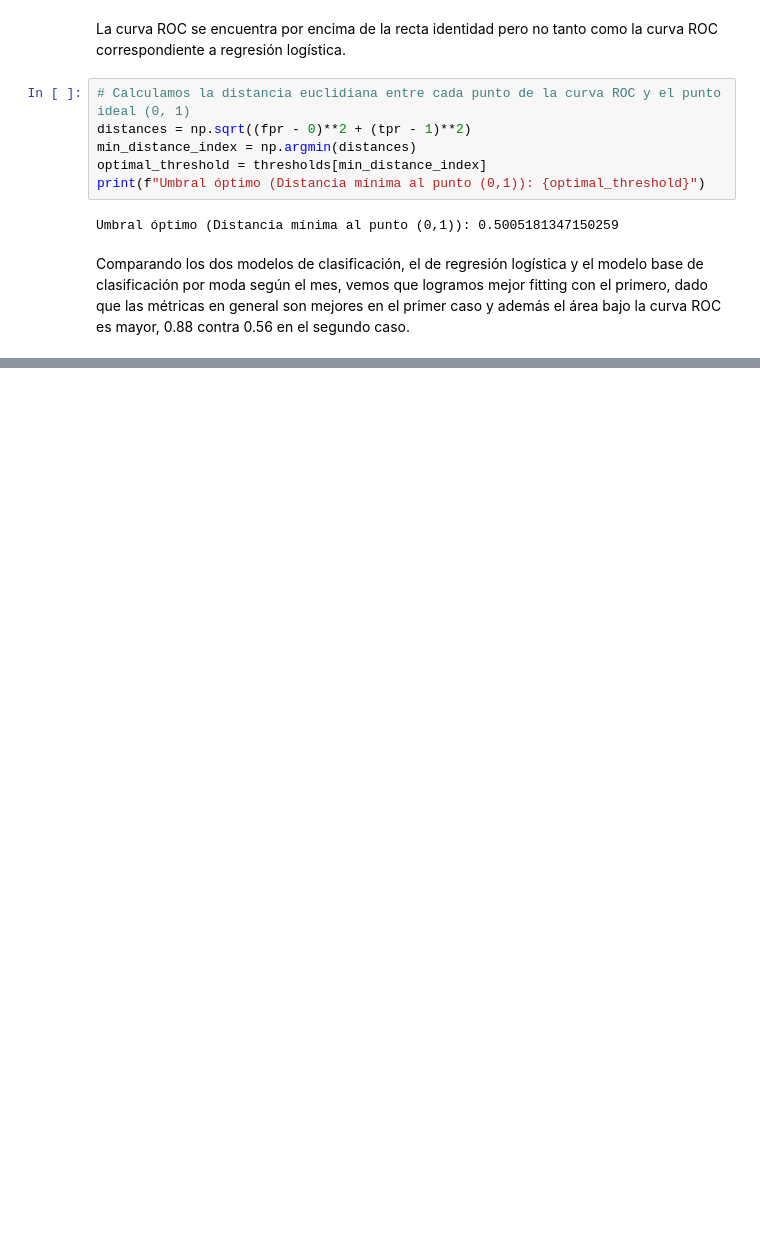
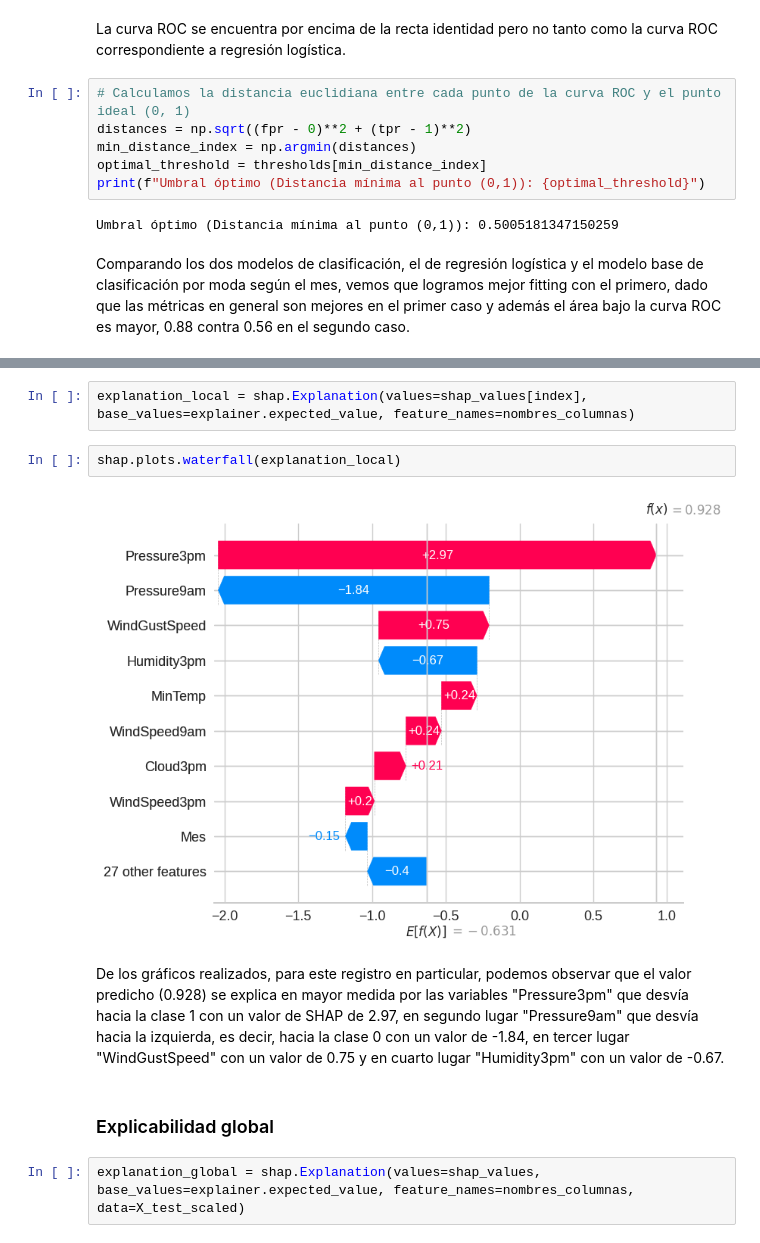
Before and after one commit to LBreccia/AA1-TUIA-Breccia-Justo, a Jupyter notebook: TP_clasificacion_AA1.ipynb, the cells around one changed output, grey strips where cells are left out. Cells and saved outputs as stored; diff of their text form; blank space fills up the shorter version.

```diff
--- a/TP_clasificacion_AA1.ipynb
+++ b/TP_clasificacion_AA1.ipynb
@@ -796,0 +889,12 @@ Comparando los dos modelos de clasificación, el de regresión logística y el m
+# %%
+explanation_local = shap.Explanation(values=shap_values[index], base_values=explainer.expected_value, feature_names=nombres_columnas)
+# %%
+shap.plots.waterfall(explanation_local)
+# %% [output]
+[figure, added]
+# %% [markdown]
+De los gráficos realizados, para este registro en particular, podemos observar que el valor predicho (0.928) se explica en mayor medida por las variables "Pressure3pm" que desvía hacia la clase 1 con un valor de SHAP de 2.97, en segundo lugar "Pressure9am" que desvía hacia la izquierda, es decir, hacia la clase 0 con un valor de -1.84, en tercer lugar "WindGustSpeed" con un valor de 0.75 y en cuarto lugar "Humidity3pm" con un valor de -0.67.
+# %% [markdown]
+### Explicabilidad global
+# %%
+explanation_global = shap.Explanation(values=shap_values, base_values=explainer.expected_value, feature_names=nombres_columnas, data=X_test_scaled)
```
Also changed, not shown: parts of 35 cells of this notebook.
